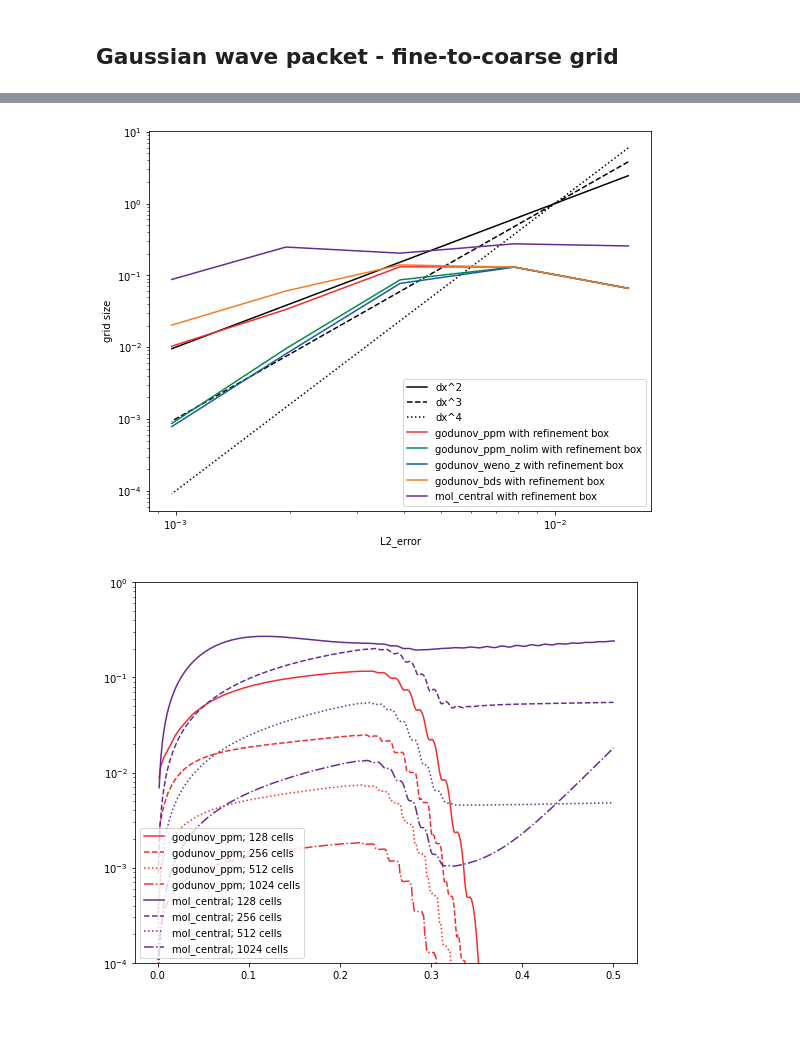
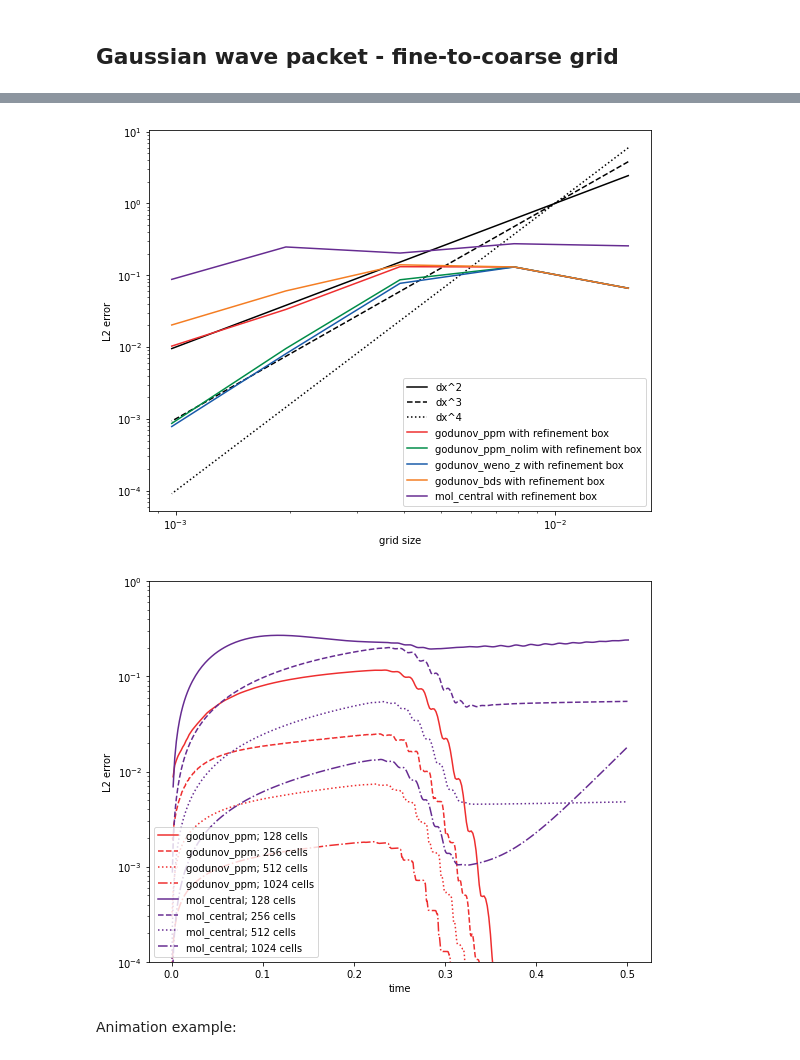
Before and after one commit to diederikb/nrel_jupyter_notebooks, a Jupyter notebook: postprocess_scalar_advection_1D.ipynb, the cells around one changed output, grey strips where cells are left out. Saved outputs shown, nothing was run; the diff lists cells and outputs as text; code cells hidden in the pictures; blank space fills up the shorter version.

```diff
--- a/postprocess_scalar_advection_1D.ipynb
+++ b/postprocess_scalar_advection_1D.ipynb
@@ -104,17 +99,17 @@ fig.savefig(f'{gaussianpulse.name}_uniform_distribution_centered.png',dpi=300)
 # %%
-grid_sizes = [64,128,256,512,1024]
+grid_sizes = [64,128,256,512,1024,2048]
 dx_list = [1.0/grid_size for grid_size in grid_sizes]
-error_list = postprocessing.batch_load_error('error.log',root_dir,case_dir,methods,grid_sizes,withglobal=False)
+error_list = postprocessing.batch_load_error('error.log',root_dir,case_dir,methods,grid_sizes,load_global=False)
 fig,ax = plt.subplots(figsize=[9,7])
 ax.plot(dx_list,[1e3*dx**2 for dx in dx_list],label='dx^2',linestyle='solid',color='black')
 ax.plot(dx_list,[1e5*dx**3 for dx in dx_list],label='dx^3',linestyle='dashed',color='black')
 ax.plot(dx_list,[1e7*dx**4 for dx in dx_list],label='dx^4',linestyle='dotted',color='black')
 for i_method in range(len(methods)):
-    ax.plot([1/grid_size for grid_size in grid_sizes],[df_error_grid['error_var_0_level_0'].values[-1] for df_error_grid in error_list[i_method]],label=methods[i_method],color=postprocessing.color_list[i_method])
+    ax.plot([1/grid_size for grid_size in grid_sizes],[df_error_grid['error_level_0'].values[-1] for df_error_grid in error_list[i_method]],label=methods[i_method],color=postprocessing.color_list[i_method])
 ax.set_xscale('log')
 ax.set_yscale('log')
-ax.set_ylabel('L2_error')
+ax.set_ylabel('L2 error')
 ax.set_xlabel('grid size')
 ax.legend()
-fig.savefig(f'{gaussianpulse.name}_uniform_convergence.png',dpi=300)
+fig.savefig(f'figures/{gaussianpulse.name}_uniform_convergence.png',dpi=300)
 # %% [output]
@@ -157,19 +159,19 @@ fig.savefig(f'{gaussianwavepacket.name}_uniform_distribution_centered.png',dpi=3
 # %%
 grid_sizes = [64,128,256,512,1024,2048]
 dx_list = [1.0/grid_size for grid_size in grid_sizes]
-error_list = postprocessing.batch_load_error('error.log',root_dir,case_dir,methods,grid_sizes,withglobal=False)
+error_list = postprocessing.batch_load_error('error.log',root_dir,case_dir,methods,grid_sizes,load_global=False)
 fig,ax = plt.subplots(figsize=[9,7])
 ax.plot(dx_list,[1e4*dx**2 for dx in dx_list],label='dx^2',linestyle='solid',color='black')
 ax.plot(dx_list,[1e6*dx**3 for dx in dx_list],label='dx^3',linestyle='dashed',color='black')
 ax.plot(dx_list,[1e8*dx**4 for dx in dx_list],label='dx^4',linestyle='dotted',color='black')
 for i_method in range(len(methods)):
-    ax.plot([1/grid_size for grid_size in grid_sizes],[df_error_grid['error_var_0_level_0'].values[-1] for df_error_grid in error_list[i_method]],label=methods[i_method],color=postprocessing.color_list[i_method])
+    ax.plot([1/grid_size for grid_size in grid_sizes],[df_error_grid['error_level_0'].values[-1] for df_error_grid in error_list[i_method]],label=methods[i_method],color=postprocessing.color_list[i_method])
 ax.set_xscale('log')
 ax.set_yscale('log')
-ax.set_ylabel('L2_error')
+ax.set_ylabel('L2 error')
 ax.set_xlabel('grid size')
 ax.legend()
-fig.savefig(f'{gaussianwavepacket.name}_uniform_convergence.png',dpi=300)
+fig.savefig(f'figures/{gaussianwavepacket.name}_uniform_convergence.png',dpi=300)
 # %% [output]
 [figure]
 # %% [markdown]
@@ -200,30 +211,36 @@ fig.savefig(f'{gaussianwavepacket.name}_fine_to_coarse_error.png',dpi=300)
 grid_sizes = [64,128,256,512,1024]
 dx_list = [1.0/grid_size for grid_size in grid_sizes]
 fig,ax = plt.subplots(figsize=[9,7])
-error_list = postprocessing.batch_load_error('error.log',root_dir,case_dir,methods,grid_sizes,withglobal=True)
+error_list = postprocessing.batch_load_error('error.log',root_dir,case_dir,methods,grid_sizes,load_global=True)
 ax.plot(dx_list,[1e4*dx**2 for dx in dx_list],label='dx^2',linestyle='solid',color='black')
 ax.plot(dx_list,[1e6*dx**3 for dx in dx_list],label='dx^3',linestyle='dashed',color='black')
 ax.plot(dx_list,[1e8*dx**4 for dx in dx_list],label='dx^4',linestyle='dotted',color='black')
 for i_method in range(len(methods)):
-    ax.plot([1/grid_size for grid_size in grid_sizes],[df_error_grid['error_var_0_global'].values[-1] for df_error_grid in error_list[i_method]],label=f'{methods[i_method]} with refinement box',color=postprocessing.color_list[i_method])
+    ax.plot([1/grid_size for grid_size in grid_sizes],[df_error_grid['error_global'].values[-1] for df_error_grid in error_list[i_method]],label=f'{methods[i_method]} with refinement box',color=postprocessing.color_list[i_method])
 ax.set_xscale('log')
 ax.set_yscale('log')
-ax.set_xlabel('L2_error')
-ax.set_ylabel('grid size')
+ax.set_ylabel('L2 error')
+ax.set_xlabel('grid size')
 ax.legend()
-fig.savefig(f'{gaussianwavepacket.name}_fine_to_coarse_convergence.png',dpi=300)
+fig.savefig(f'figures/{gaussianwavepacket.name}_fine_to_coarse_convergence.png',dpi=300)
 # %% [output]
-[figure, old version]
+[figure, new version]
 # %%
 fig,ax = plt.subplots(figsize=(9,7))
 grid_sizes = [128,256,512,1024]
 for i_method in [0,4]:
-    error_list = postprocessing.batch_load_error('error.log',root_dir,case_dir,[methods[i_method]],grid_sizes,withglobal=True)
+    error_list = postprocessing.batch_load_error('error.log',root_dir,case_dir,[methods[i_method]],grid_sizes,load_global=False)
     for i_grid_size in range(len(grid_sizes)):
-        ax.plot(error_list[0][i_grid_size]['time'].values,error_list[0][i_grid_size]['error_var_0_level_1'].values,color=postprocessing.color_list[i_method],linestyle=postprocessing.linestyle_list[i_grid_size],label=f'{methods[i_method]}; {grid_sizes[i_grid_size]} cells')
+        ax.plot(error_list[0][i_grid_size]['time'].values,error_list[0][i_grid_size]['error_level_1'].values,color=postprocessing.color_list[i_method],linestyle=postprocessing.line_style_list[i_grid_size],label=f'{methods[i_method]}; {grid_sizes[i_grid_size]} cells')
 ax.set_yscale('log')
-ax.set_ylim([1e-4,1e-0])
+ax.set_ylim(1e-4,1e-0)
 ax.legend(loc='lower left')
-fig.savefig(f'{gaussianwavepacket.name}_fine_to_coarse_level_1_comparison.png',dpi=300)
+ax.set_ylabel('L2 error')
+ax.set_xlabel('time')
+ax.set_xlabel('time')
+ax.set_ylabel('L2 error')
+fig.savefig(f'figures/{gaussianwavepacket.name}_fine_to_coarse_level_1_comparison.png',dpi=300)
 # %% [output]
-[figure, old version]
+[figure, new version]
+# %% [markdown]
+Animation example:
```
Also changed, not shown: parts of 80 cells of this notebook, 44 other files.
